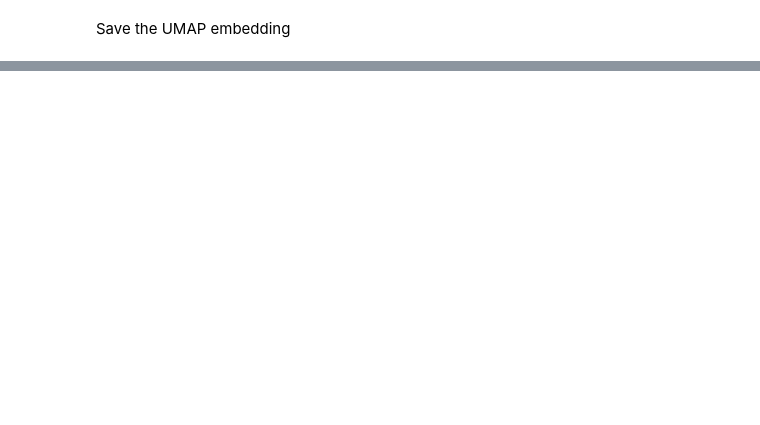
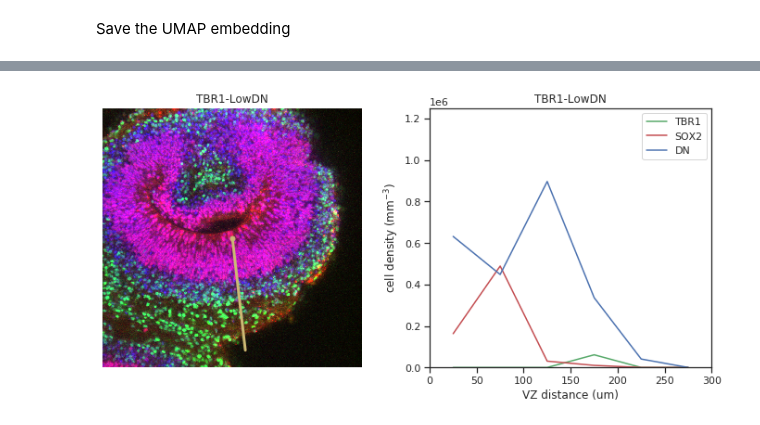
Before and after one commit to chunglabmit/scout, a Jupyter notebook: notebooks/determine cyto clusters.ipynb, the cells around one changed output, grey strips where cells are left out. Drawn from its saved outputs; the diff is of its cells as text; code cells hidden in the pictures; blank space fills up the shorter version.

```diff
--- a/notebooks/determine cyto clusters.ipynb
+++ b/notebooks/determine cyto clusters.ipynb
@@ -309,0 +393,4 @@ joblib.dump(model, os.path.join(working_dir, filename))
+# %%
+cluster_idxs = [np.where(labels == lbl)[0] for lbl in np.unique(labels)]
+cluster_centroids = np.asarray([x_umap[idx].mean(axis=0) for idx in cluster_idxs])
+cluster_centroids
@@ -309,0 +404,5 @@ joblib.dump(model, os.path.join(working_dir, filename))
+# %%
+_, idx = nbrs.kneighbors(cluster_centroids, n_neighbors=10)
+neighbor_idx = np.array([7, 2, 0, 4, 5, 1])
+example_idx = idx[np.arange(len(cluster_centroids)), neighbor_idx]
+example_idx
@@ -309,0 +411,4 @@ joblib.dump(model, os.path.join(working_dir, filename))
+# %%
+org_idxs = sample_labels[example_idx]
+example_dirs = [org_dirs[p] for p in org_idxs]
+example_dirs
@@ -309,0 +422,66 @@ joblib.dump(model, os.path.join(working_dir, filename))
+# %%
+width = 1024
+# depth = 1
+
+org_dir = example_dirs[0]
+
+for k, org_dir in enumerate(example_dirs):
+    # Get the ROI center coordinates
+    combined_sample_idx = np.where(sample_labels == org_idxs[k])[0]
+    example_sample_idx = np.where(combined_sample_idx == example_idx[k])[0]
+    cyto_sample_idx = np.load(os.path.join(org_dir, 'cyto_sample_index.npy'))
+    example_vertex_idx = cyto_sample_idx[example_sample_idx][0]
+    mesh = load_mesh(os.path.join(org_dir, 'mesh_ventricles.pkl'))
+    normal = mesh['normals'][example_vertex_idx]
+    example_vertex_um = mesh['verts'][example_vertex_idx]
+    voxel_size = np.asarray(read_voxel_size(os.path.join(org_dir, 'voxel_size.csv')))
+    example_coord = (example_vertex_um / voxel_size).astype(np.int)
+    print(f'ROI center: {example_coord}')
+    print(normal)
+
+    # Extract ROI
+    syto = io.open(os.path.join(org_dir, 'syto.zarr'))
+    sox2 = io.open(os.path.join(org_dir, 'sox2.zarr'))
+    tbr1 = io.open(os.path.join(org_dir, 'tbr1.zarr'))
+    start = np.array([example_coord[0], example_coord[1] - width // 2, example_coord[2] - width // 2])
+    stop = np.array([example_coord[0] + 1, example_coord[1] + width // 2, example_coord[2] + width // 2])
+    syto_roi = extract_box(syto, start, stop)[0]
+    sox2_roi = extract_box(sox2, start, stop)[0]
+    tbr1_roi = extract_box(tbr1, start, stop)[0]
+
+    # Get Profile for normal
+    example_profile = profiles[example_idx[k]]
+    syto_profile = example_profile
+
+    # Plot the ROIs
+    plt.figure(figsize=(12, 36))
+
+    plt.subplot(len(example_dirs), 2, 2*k+1)
+    plt.imshow(np.dstack([sox2_roi / max(np.percentile(sox2_roi, 99), 0.02),
+                          tbr1_roi / max(np.percentile(tbr1_roi, 99), 0.02),
+                          syto_roi / max(np.percentile(syto_roi, 99), 0.02)]))
+    plt.plot([width // 2, normal[2] * 300/voxel_size[2] + width // 2],
+             [width // 2, normal[1] * 300/voxel_size[1] + width // 2],
+             'y-', linewidth=3)
+    plt.plot([width // 2], [width // 2], 'y.', markersize=10)
+    plt.axis('off')
+    plt.title(f'{cluster_names[k]}')
+
+    plt.subplot(len(example_dirs), 2, 2*k+2)
+    example_profile = profiles[example_idx[k]]
+    bin_volume = (50/1000) * (np.pi * (25/1000)**2)  # mm3
+    x = np.arange(25, 325, 50)
+    plt.plot(x, example_profile[0] / bin_volume, 'g-', label='TBR1')
+    plt.plot(x, example_profile[1] / bin_volume, 'r-', label='SOX2')
+    plt.plot(x, example_profile[2] / bin_volume, 'b-', label='DN')
+    plt.ticklabel_format(style='sci', axis='y', scilimits=(0,0))
+    plt.title(f'{cluster_names[k]}')
+    plt.xlabel('VZ distance (um)')
+    plt.ylabel('cell density (mm$^{-3}$)')
+    plt.xlim([0, 300])
+    plt.ylim([0, 1_250_000])
+    plt.legend()
+
+    plt.savefig(os.path.join(working_dir, f'example_roi_{cluster_names[k]}.pdf'), bbox_inches='tight')
+    plt.show()
+# %% [output]
@@ -309,0 +491 @@ joblib.dump(model, os.path.join(working_dir, filename))
+[figure, added]
```
Also changed, not shown: parts of 28 cells of this notebook, 41 other files.
